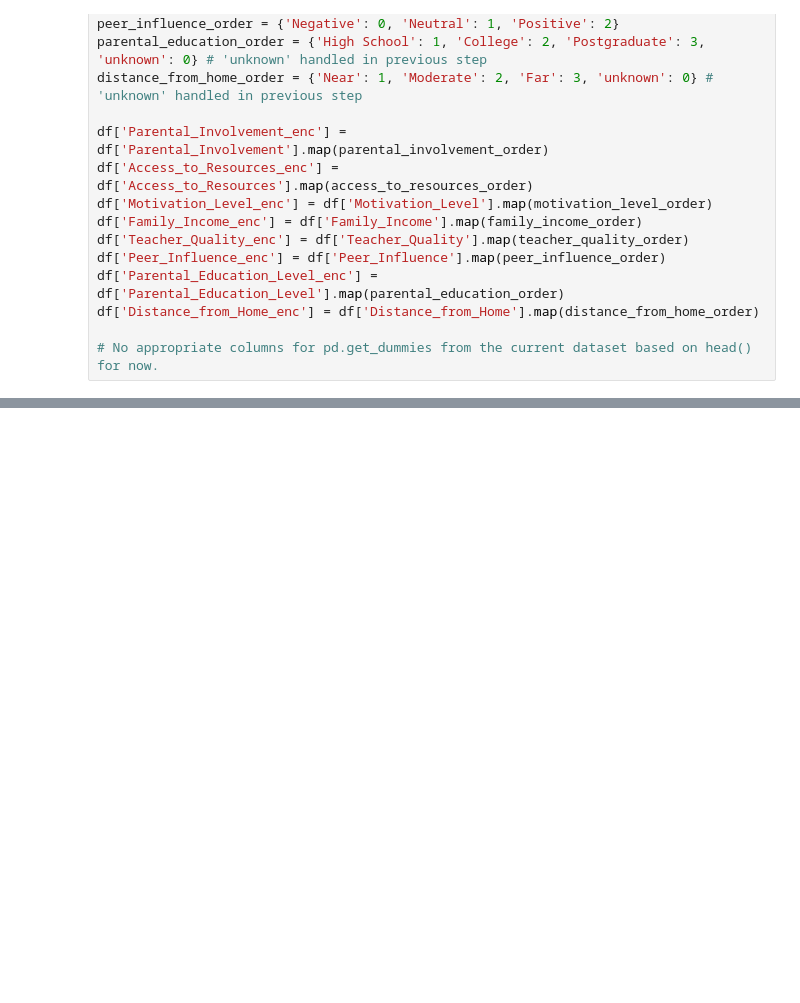
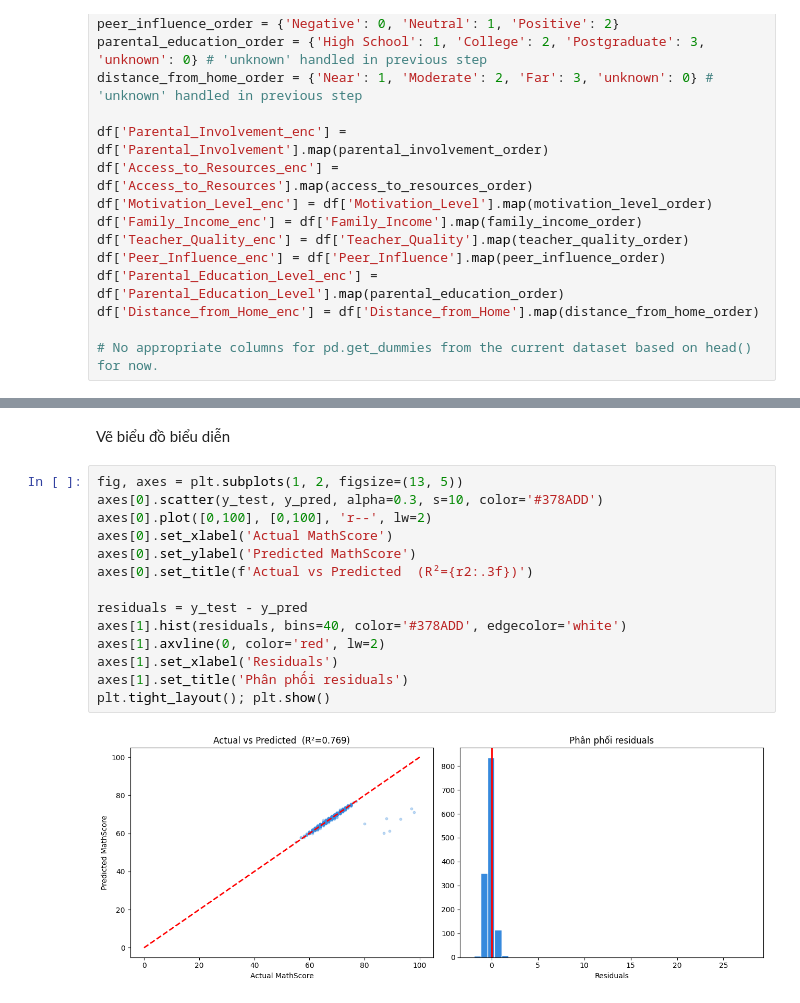
Before and after one commit to hiepvasc/hocsau, a Jupyter notebook: baitap_homay.ipynb, the cells around one changed output, grey strips where cells are left out. Drawn from its saved outputs; the diff is of its cells as text; blank space fills up the shorter version.

```diff
--- a/baitap_homay.ipynb
+++ b/baitap_homay.ipynb
@@ -109,0 +210,18 @@ df['Distance_from_Home_enc'] = df['Distance_from_Home'].map(distance_from_home_o
+# %% [markdown]
+Vẽ biểu đồ biểu diễn
+# %%
+fig, axes = plt.subplots(1, 2, figsize=(13, 5))
+axes[0].scatter(y_test, y_pred, alpha=0.3, s=10, color='#378ADD')
+axes[0].plot([0,100], [0,100], 'r--', lw=2)
+axes[0].set_xlabel('Actual MathScore')
+axes[0].set_ylabel('Predicted MathScore')
+axes[0].set_title(f'Actual vs Predicted  (R²={r2:.3f})')
+
+residuals = y_test - y_pred
+axes[1].hist(residuals, bins=40, color='#378ADD', edgecolor='white')
+axes[1].axvline(0, color='red', lw=2)
+axes[1].set_xlabel('Residuals')
+axes[1].set_title('Phân phối residuals')
+plt.tight_layout(); plt.show()
+# %% [output]
+[figure, added]
```
Also changed, not shown: parts of 5 cells of this notebook.
